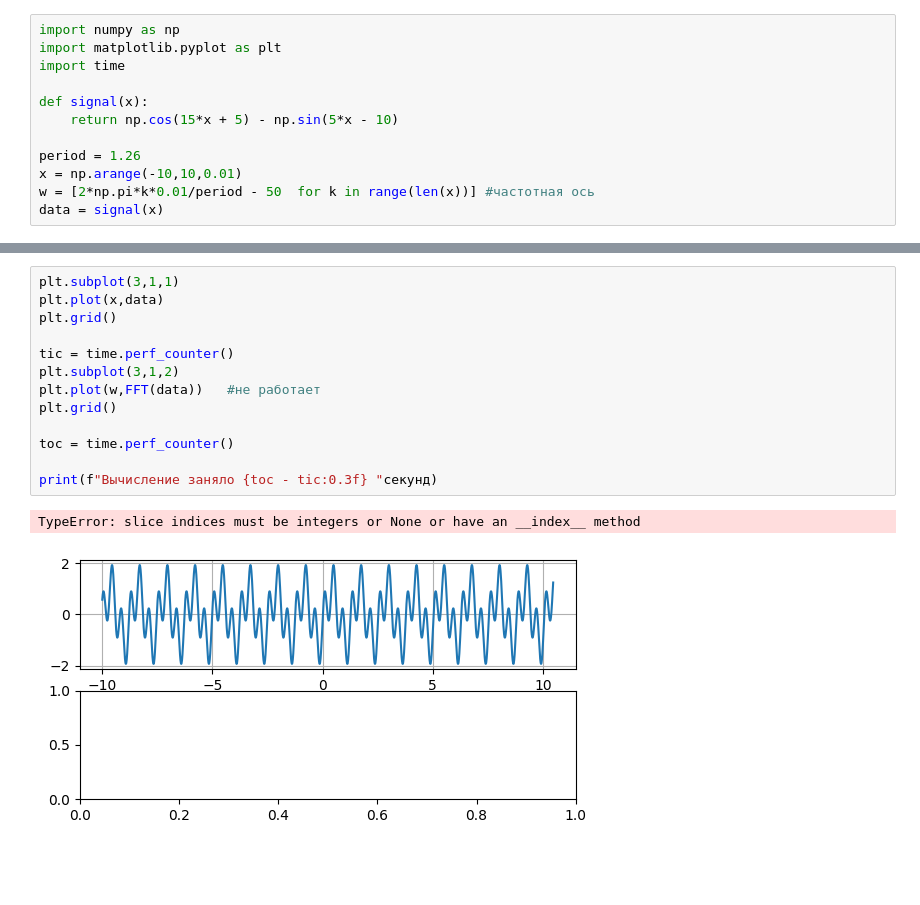
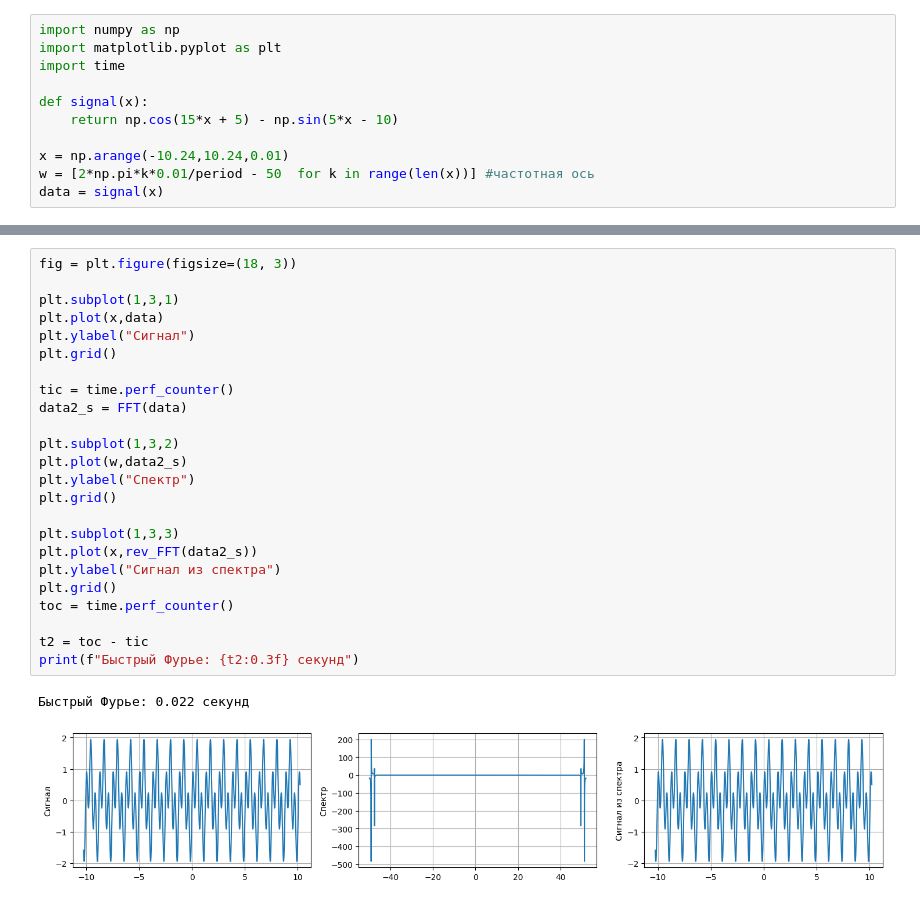
Before and after one commit to cusom34/Algorithms-and-CA, a Jupyter notebook: Фурье/fourie.ipynb, the cells around one changed output, grey strips where cells are left out. Cells and saved outputs as stored; diff of their text form; blank space fills up the shorter version.

```diff
--- a/Фурье/fourie.ipynb
+++ b/Фурье/fourie.ipynb
@@ -6,7 +6,6 @@ import time
 def signal(x):
     return np.cos(15*x + 5) - np.sin(5*x - 10)
 
-period = 1.26
-x = np.arange(-10,10,0.01)
+x = np.arange(-10.24,10.24,0.01)
 w = [2*np.pi*k*0.01/period - 50  for k in range(len(x))] #частотная ось
 data = signal(x)
@@ -77,16 +83,27 @@ print(f"Вычисление заняло {toc - tic:0.3f} секунд")
 # %%
-plt.subplot(3,1,1)
+fig = plt.figure(figsize=(18, 3))
+
+plt.subplot(1,3,1)
 plt.plot(x,data)
+plt.ylabel("Сигнал")
 plt.grid()
 
 tic = time.perf_counter()
-plt.subplot(3,1,2)
-plt.plot(w,FFT(data))   #не работает
+data2_s = FFT(data)
+
+plt.subplot(1,3,2)
+plt.plot(w,data2_s)
+plt.ylabel("Спектр")
 plt.grid()
 
+plt.subplot(1,3,3)
+plt.plot(x,rev_FFT(data2_s))
+plt.ylabel("Сигнал из спектра")
+plt.grid()
 toc = time.perf_counter()
 
-print(f"Вычисление заняло {toc - tic:0.3f} "секунд)
+t2 = toc - tic
+print(f"Быстрый Фурье: {t2:0.3f} секунд")
 # %% [output]
-TypeError: slice indices must be integers or None or have an __index__ method
+Быстрый Фурье: 0.022 секунд
-[figure, old version]
+[figure, new version]
```
Also changed, not shown: parts of 9 cells of this notebook.
